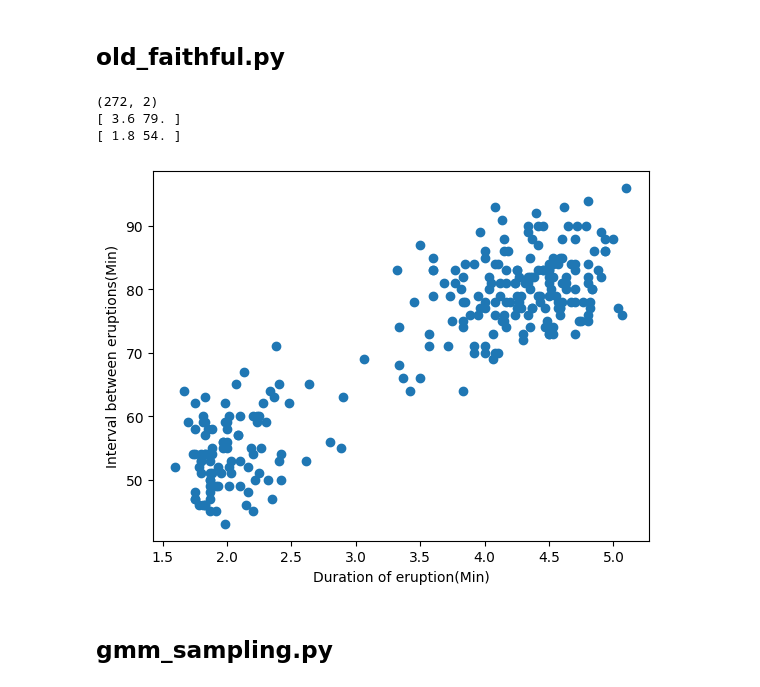
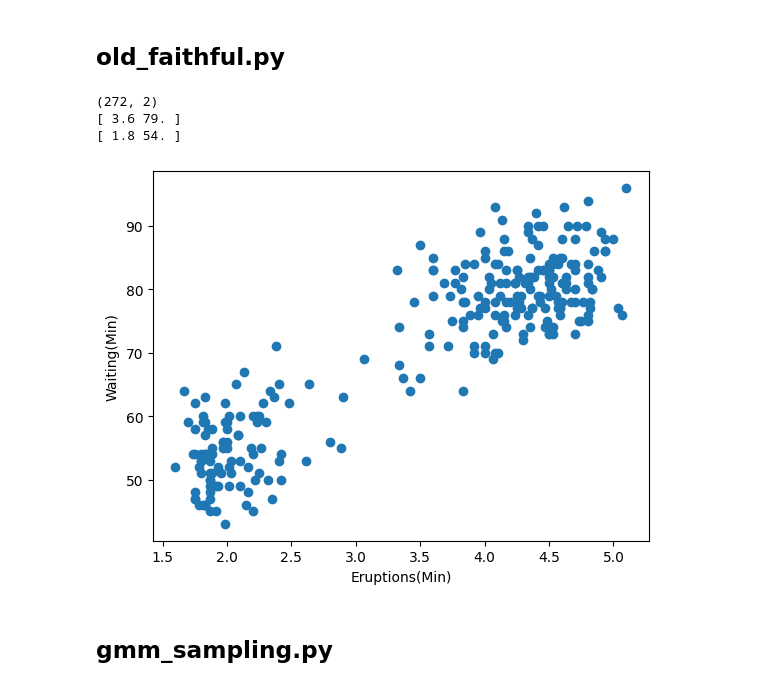
Before and after one commit to oreilly-japan/deep-learning-from-scratch-5, a Jupyter notebook: notebooks/04_gmm.ipynb, the cells around one changed output. Drawn from its saved outputs; the diff is of its cells as text; code cells hidden in the pictures.

```diff
--- a/notebooks/04_gmm.ipynb
+++ b/notebooks/04_gmm.ipynb
@@ -9,23 +9,23 @@
 # %%
 import numpy as np
 import matplotlib.pyplot as plt
 
 path = 'old_faithful.txt'
 xs = np.loadtxt(path)
 
 print(xs.shape)
 print(xs[0])
 print(xs[1])
 
 plt.scatter(xs[:,0], xs[:,1])
-plt.xlabel('Duration of eruption(Min)')
-plt.ylabel('Interval between eruptions(Min)')
+plt.xlabel('Eruptions(Min)')
+plt.ylabel('Waiting(Min)')
 plt.show()
 # %% [output]
 (272, 2)
 [ 3.6 79. ]
 [ 1.8 54. ]
-[figure, old version]
+[figure, new version]
 # %% [markdown]
 ## gmm_sampling.py
 # %%
```
Also changed, not shown: parts of 1 cell of this notebook, 3 other files.
